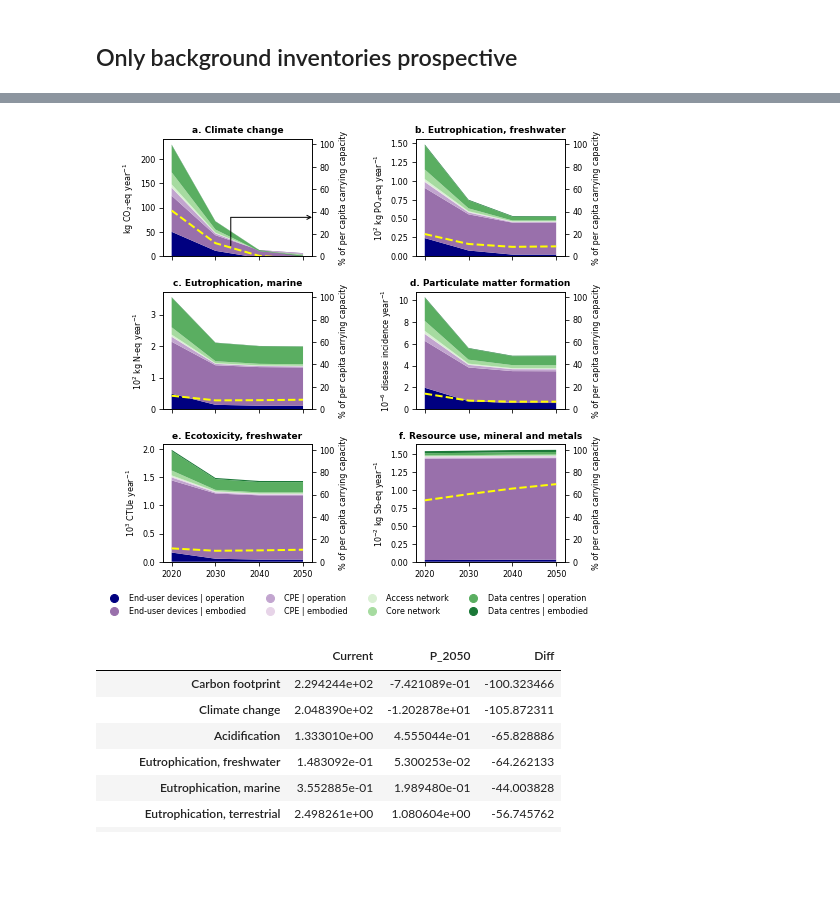
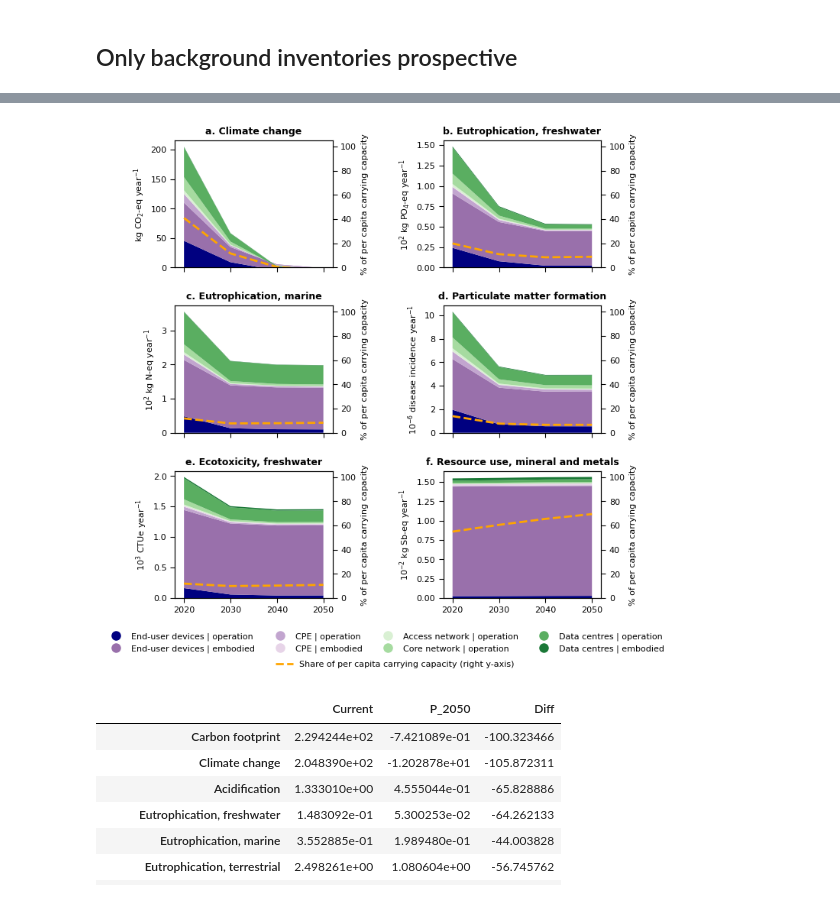
Before and after one commit to robyistrate/internet-environmental-footprint, a Jupyter notebook: notebooks/02_LCA_results_analysis.ipynb, the cells around one changed output, grey strips where cells are left out. Saved outputs shown, nothing was run; the diff lists cells and outputs as text; code cells hidden in the pictures; blank space fills up the shorter version.

```diff
--- a/notebooks/02_LCA_results_analysis.ipynb
+++ b/notebooks/02_LCA_results_analysis.ipynb
@@ -647,0 +894,2 @@ CARRYING_CAPACITY_2050 = impacts_vs_carrying_capacity(USERS, {'GLO': 'World'}, L
+# %%
+DBS_PROSPECTIVE = {db: DBS[db] for db in DBS if ('Ecoinvent' not in db) and (('Base' in db) or ('RCP26' in db) or ('RCP19' in db))}
@@ -648,5 +1022,5 @@ CARRYING_CAPACITY_2050 = impacts_vs_carrying_capacity(USERS, {'GLO': 'World'}, L
 # %%
-LCIA_METHODS_PROSPECTIVE = {impact: LCIA_METHODS[impact] for impact in ['Carbon footprint',
+LCIA_METHODS_PROSPECTIVE = {impact: LCIA_METHODS[impact] for impact in ['Climate change',
                                                                         'Eutrophication, freshwater',
                                                                         'Eutrophication, marine',
                                                                         'Particulate matter formation',
@@ -655,10 +1029,15 @@ LCIA_METHODS_PROSPECTIVE = {impact: LCIA_METHODS[impact] for impact in ['Carbon
 # %%
 CA_system_medium_prospective = {}
 
-for db in [DBS['Digital content 2030'], DBS['Digital content 2040'], DBS['Digital content 2050']]:
+for db in [DBS['Digital content RCP19 2030'],
+           DBS['Digital content RCP19 2040'],
+           DBS['Digital content RCP19 2050']]:
     CA_system_medium_prospective[db] = {}
-    activity = [ds for ds in bw.Database(db) if 'medium technology user' in ds['name'] and ds['location'] == 'GLO'][0]
-    CA_system_medium_prospective[db] = internet_system_contributions(activity, LCIA_METHODS_PROSPECTIVE, activity_amount=1)
+    activity = [ds for ds in bw.Database(db) if 'medium technology user' in ds['name']
+                                             and ds['location'] == 'GLO'][0]
+    CA_system_medium_prospective[db] = internet_system_contributions(activity,
+                                                                     LCIA_METHODS_PROSPECTIVE,
+                                                                     activity_amount=1)
 # %%
 CA_system_medium_timeserie = {}
 for impact in LCIA_METHODS_PROSPECTIVE:
@@ -666,6 +1045,6 @@ for impact in LCIA_METHODS_PROSPECTIVE:
     for system in INTERNET_COMPONENTS:
         CA_system_medium_timeserie[impact][system] = {}
         CA_system_medium_timeserie[impact][system]['Current'] = CA_system_medium_CH_GLO_IN['GLO'][system][impact]
-        CA_system_medium_timeserie[impact][system]['2030'] = CA_system_medium_prospective[DBS['Digital content 2030']][system][impact]
-        CA_system_medium_timeserie[impact][system]['2040'] = CA_system_medium_prospective[DBS['Digital content 2040']][system][impact]
-        CA_system_medium_timeserie[impact][system]['2050'] = CA_system_medium_prospective[DBS['Digital content 2050']][system][impact]
+        CA_system_medium_timeserie[impact][system]['2030'] = CA_system_medium_prospective[DBS['Digital content RCP19 2030']][system][impact]
+        CA_system_medium_timeserie[impact][system]['2040'] = CA_system_medium_prospective[DBS['Digital content RCP19 2040']][system][impact]
+        CA_system_medium_timeserie[impact][system]['2050'] = CA_system_medium_prospective[DBS['Digital content RCP19 2050']][system][impact]
@@ -739,44 +1084,49 @@ for row in range(3):
         axs[row,col].set_ylim(ymin=0)
 
         axs1 = axs[row,col].twinx()
-        axs1.plot([2020, 2030, 2040, 2050], list(CA_system_medium_PB_timeserie[prospective_categories[counter]].values()),
-                  color='yellow', lw=2, ls='--')
+        axs1.plot([2020, 2030, 2040, 2050],
+                  list(pd.DataFrame(CARRYING_CAPACITY_YEAR_SCENARIO_new[prospective_categories[counter]]).sort_index()['RCP19'].values),
+                  color='orange', lw=2, ls='--')
         axs1.set_ylim(0,105)
         axs1.tick_params(axis='y', which='major', direction='out', length=4, labelsize=fontsize_axs)
         axs1.set_ylabel('% of per capita carrying capacity', fontsize=fontsize_label)
 
         axs[row,col].tick_params(axis='y', which='major', direction='out', length=4, labelsize=fontsize_axs)
         axs[row,col].tick_params(axis='x', which='major', direction='out', length=4, labelsize=fontsize_axs)
         axs[row,col].yaxis.offsetText.set_fontsize(fontsize_axs)
         axs[row,col].set_xticks([2020, 2030, 2040, 2050], )
         axs[row,col].set_xlim(2018,2052)
     #    axs[row,col].grid(ls='--', lw=0.5, zorder=0)
 
         counter += 1
 
-axs[0,0].annotate(text='', xy=(2033,80), xytext=(2052.5,80), arrowprops=dict(arrowstyle='<-'))
-axs[0,0].annotate(text='', xy=(2033.5,18), xytext=(2033.5,83), arrowprops=dict(arrowstyle='-'))
+#axs[0,0].annotate(text='', xy=(2033,80), xytext=(2052.5,80), arrowprops=dict(arrowstyle='<-'))
+#axs[0,0].annotate(text='', xy=(2033.5,18), xytext=(2033.5,83), arrowprops=dict(arrowstyle='-'))
 
 # LEGEND
 patch_1 = Line2D([0], [0], color=system_color[0], label=INTERNET_COMPONENTS[0], ls='None', marker='o', ms=8)
 patch_2 = Line2D([0], [0], color=system_color[1], label=INTERNET_COMPONENTS[1], ls='None', marker='o', ms=8)
 patch_3 = Line2D([0], [0], color=system_color[2], label=INTERNET_COMPONENTS[2], ls='None', marker='o', ms=8)
 patch_4 = Line2D([0], [0], color=system_color[3], label=INTERNET_COMPONENTS[3], ls='None', marker='o', ms=8)
 patch_5 = Line2D([0], [0], color=system_color[4], label=INTERNET_COMPONENTS[4], ls='None', marker='o', ms=8)
 patch_6 = Line2D([0], [0], color=system_color[5], label=INTERNET_COMPONENTS[5], ls='None', marker='o', ms=8)
 patch_7 = Line2D([0], [0], color=system_color[6], label=INTERNET_COMPONENTS[6], ls='None', marker='o', ms=8)
 patch_8 = Line2D([0], [0], color=system_color[7], label=INTERNET_COMPONENTS[7], ls='None', marker='o', ms=8)
 
 axs[2,1].legend(handles=[patch_1, patch_2, patch_3, patch_4, patch_5, patch_6, patch_7, patch_8],
-                bbox_to_anchor=(1.2,-0.21), ncol=4, frameon=False, edgecolor='black',  facecolor='White', fontsize=fontsize_legend)
+                bbox_to_anchor=(1.45,-0.21), ncol=4, frameon=False, edgecolor='black',  facecolor='White', fontsize=fontsize_legend)
+
+pb_line = [Line2D([0], [0], color='orange', linewidth=2, linestyle='--')]
+labels = ['Share of per capita carrying capacity (right y-axis)']
+plt.legend(pb_line, labels, frameon=False, bbox_to_anchor=(0.5, -0.43), fontsize=fontsize_axs)
 
 #line = Line2D([0], [0], color='black', linewidth=2, linestyle='--', label='Share of per capita carrying capacity')
 #axs[1,0].legend(handles=[line], bbox_to_anchor=(2,-0.44), frameon=False, edgecolor='black',  facecolor='White', fontsize=fontsize_legend)
 
 fig.subplots_adjust(wspace=0.7, hspace=0.3)
 plt.savefig(Path(str(r"..\reports\submission") + '/fig_4.jpg'), dpi=600, bbox_inches='tight')
 # %% [output]
-[figure, old version]
+[figure, new version]
 # %%
 impacts_2020_vs_2050 = pd.concat([pd.DataFrame(LCIA_current['Medium technology user'])[['World']], pd.DataFrame(LCIA_2050['Medium technology user'])], axis=1)
 impacts_2020_vs_2050.columns = ['Current', 'P_2050']
```
Also changed, not shown: parts of 76 cells of this notebook, 1 other file.
